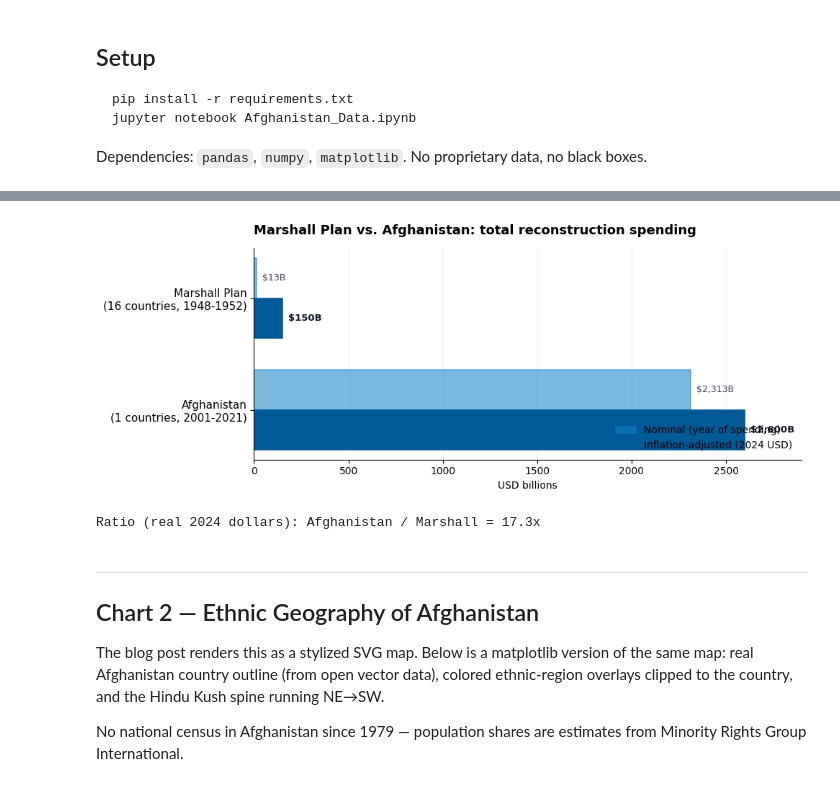
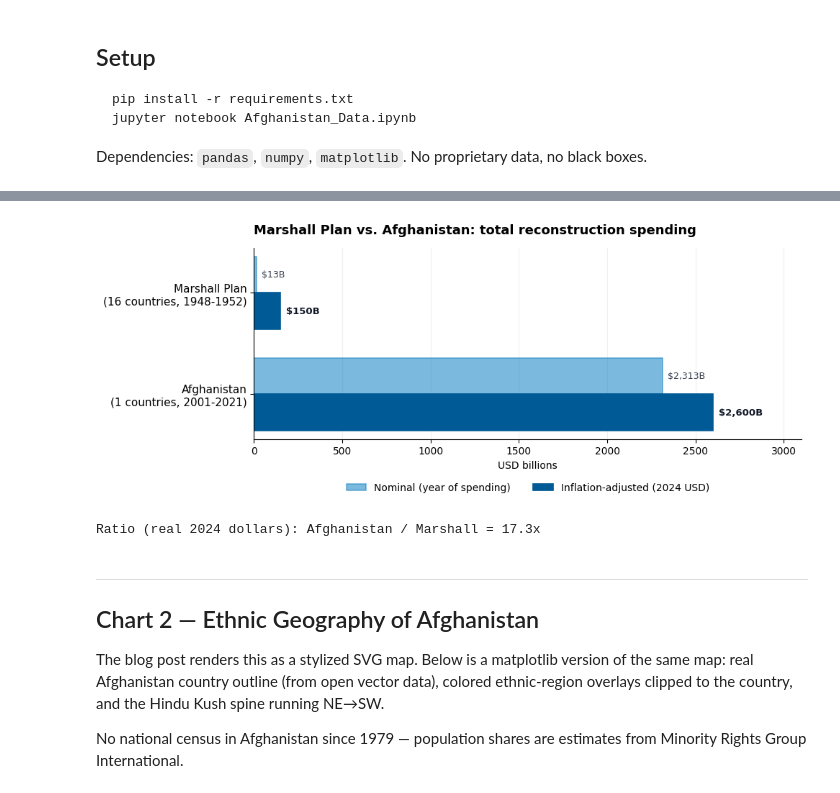
Before and after one commit to mahmad100/ahmadi-research-data, a Jupyter notebook: One Country Too Many Nations/Afghanistan_Data.ipynb, the cells around one changed output, grey strips where cells are left out. Saved outputs shown, nothing was run; the diff lists cells and outputs as text; code cells hidden in the pictures.

```diff
--- a/One Country Too Many Nations/Afghanistan_Data.ipynb
+++ b/One Country Too Many Nations/Afghanistan_Data.ipynb
@@ -100,39 +100,41 @@ spend
 | 0 | Marshall Plan | 16 | 1948-1952 | 13.3 | 150.0 | Stable democracies | 9.375 | 1.000000 |
 | 1 | Afghanistan | 1 | 2001-2021 | 2313.0 | 2600.0 | State collapse | 2600.000 | 17.333333 |
 # %%
-fig, ax = plt.subplots(figsize=(10, 4))
+fig, ax = plt.subplots(figsize=(10, 4.2))
 y = np.arange(len(spend))
 h = 0.36
 
 ax.barh(y - h/2, spend['Nominal_B'],  h, label='Nominal (year of spending)',
         color=BRAND['blue_soft'], alpha=0.55, edgecolor=BRAND['blue_soft'], linewidth=1.2)
 ax.barh(y + h/2, spend['Real2024_B'], h, label='Inflation-adjusted (2024 USD)',
         color=BRAND['blue_main'], edgecolor=BRAND['blue_main'], linewidth=1.2)
 
 for i, row in spend.iterrows():
     ax.text(row['Nominal_B'] + 30, i - h/2,
-            f"\${row['Nominal_B']:,.0f}B", va='center', fontsize=9, color='#374151')
+            f"${row['Nominal_B']:,.0f}B", va='center', fontsize=9, color='#374151')
     ax.text(row['Real2024_B'] + 30, i + h/2,
-            f"\${row['Real2024_B']:,.0f}B", va='center', fontsize=9.5, color='#111827', fontweight='bold')
+            f"${row['Real2024_B']:,.0f}B", va='center', fontsize=9.5, color='#111827', fontweight='bold')
 
 ax.set_yticks(y)
 ax.set_yticklabels([f"{p}\n({c} countries, {yr})" for p, c, yr in
                     zip(spend['Program'], spend['Countries'], spend['Years'])],
                    fontsize=11)
 ax.invert_yaxis()
 ax.set_xlabel('USD billions')
-ax.set_xlim(0, 2900)
+ax.set_xlim(0, 3100)
 ax.set_title('Marshall Plan vs. Afghanistan: total reconstruction spending')
-ax.legend(loc='lower right', frameon=False, fontsize=10)
+# Legend above the plot area so it never overlaps the long Afghanistan bar
+ax.legend(loc='upper center', bbox_to_anchor=(0.5, -0.18), ncol=2,
+          frameon=False, fontsize=10, columnspacing=2.2)
 ax.grid(axis='x', alpha=0.18)
 ax.grid(axis='y', visible=False)
 plt.tight_layout()
 plt.show()
 
 print(f"\nRatio (real 2024 dollars): Afghanistan / Marshall = "
       f"{spend.loc[1,'Real2024_B'] / spend.loc[0,'Real2024_B']:.1f}x")
 # %% [output]
-[figure, old version]
+[figure, new version]
 Ratio (real 2024 dollars): Afghanistan / Marshall = 17.3x
 # %% [markdown]
 ---
```
Also changed, not shown: parts of 2 cells of this notebook.
